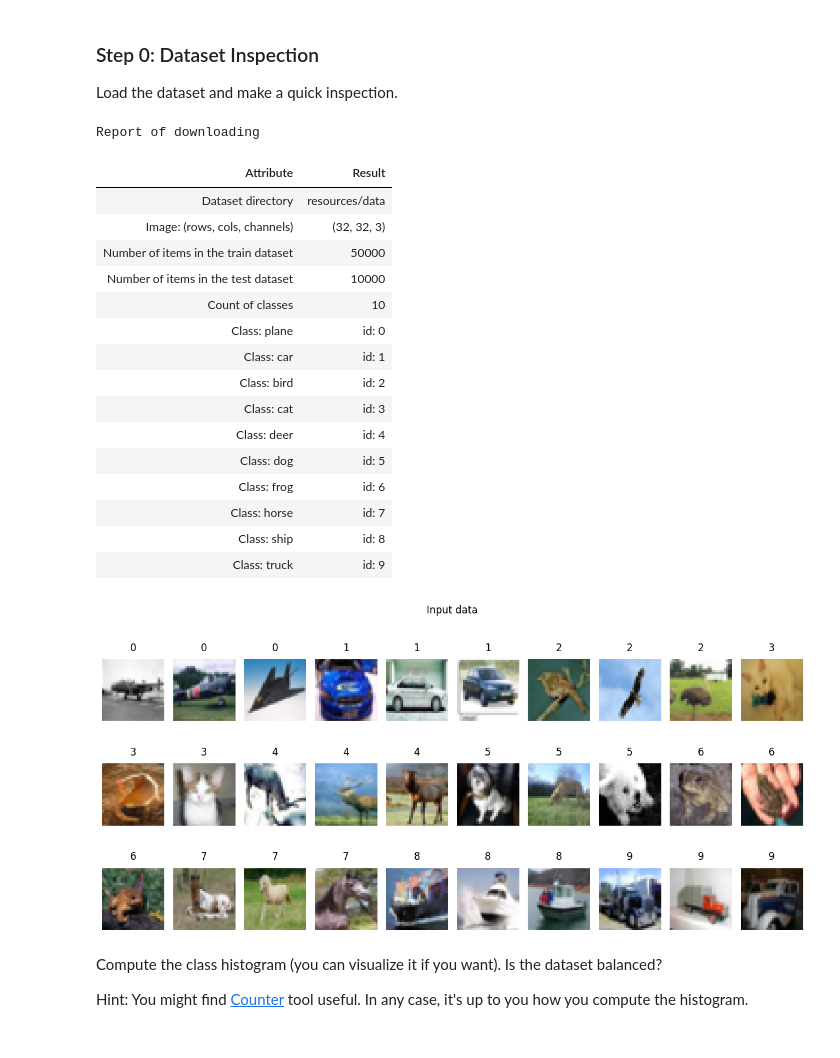
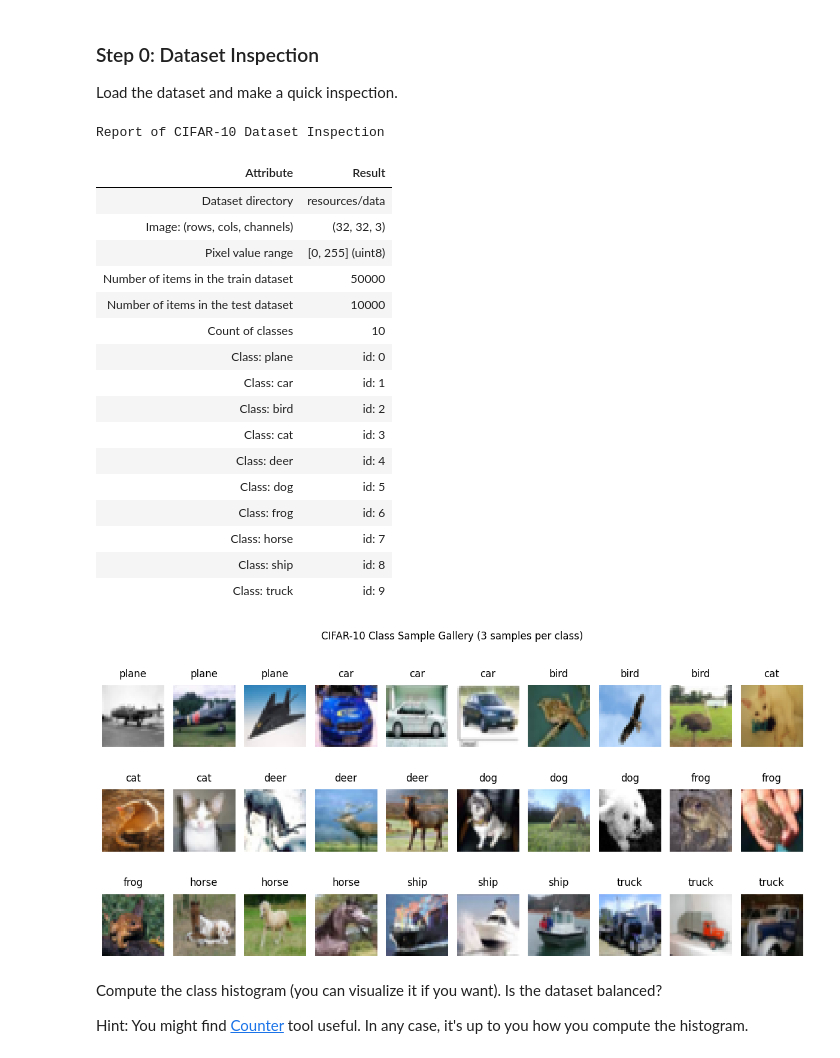
Before and after one commit to BogdanPinchuk/ComputerVision-PBY_HW14, a Jupyter notebook: Bohdan_Pinchuk_CV_HW14.ipynb, the cells around one changed output. Saved outputs shown, nothing was run; the diff lists cells and outputs as text; code cells hidden in the pictures.

Commit message:
[Homework14] - implemented loading of dataset

```diff
--- a/Bohdan_Pinchuk_CV_HW14.ipynb
+++ b/Bohdan_Pinchuk_CV_HW14.ipynb
@@ -142,13 +142,13 @@ np.random.seed(rng_seed)
 y_train, y_test = y_train.flatten(), y_test.flatten()
 
 # analysis image
-temp_img = x_train[0]
+example_img = x_train[0]
 
 # Mapping from class ID to class name
 classes = {0: 'plane', 1: 'car', 2: 'bird', 3: 'cat', 4: 'deer', 5: 'dog', 6: 'frog', 7: 'horse', 8: 'ship', 9: 'truck'}
 
 # preparing set of images for showing
-random_images = []
+preview_samples = []
 for class_id in range(len(classes)):
     # filter indexes of the necessary class
     class_indices = np.where(y_train == class_id)[0]
@@ -156,12 +156,13 @@ for class_id in range(len(classes)):
     random_indices = np.random.choice(class_indices, size=n_images_per_class, replace=False)
     # add images to list
     for idx in random_indices:
-        random_images.append((class_id, x_train[idx]))
+        preview_samples.append((classes[class_id], x_train[idx]))
 
 
 rp = rpt.Reporter()
 rp.add_item("Dataset directory", folder_name)
-rp.add_item("Image: (rows, cols, channels)", str(temp_img.shape))
+rp.add_item("Image: (rows, cols, channels)", str(example_img.shape))
+rp.add_item("Pixel value range", f"[{x_train.min()}, {x_train.max()}] ({x_train.dtype})")
 rp.add_item("Number of items in the train dataset", str(len(y_train)))
 rp.add_item("Number of items in the test dataset", str(len(y_test)))
 rp.add_item("Count of classes", str(len(classes)))
@@ -169,12 +170,13 @@ for key, value in classes.items():
     rp.add_item(f"Class: {value}", f"id: {key}")
 
 # Print results
-rp.print_pd_report("Report of downloading")
+rp.print_pd_report("Report of CIFAR-10 Dataset Inspection")
 # %% [output]
-Report of downloading
+Report of CIFAR-10 Dataset Inspection
 | Attribute | Result |
 | Dataset directory | resources/data |
 | Image: (rows, cols, channels) | (32, 32, 3) |
+| Pixel value range | [0, 255] (uint8) |
 | Number of items in the train dataset | 50000 |
 | Number of items in the test dataset | 10000 |
 | Count of classes | 10 |
@@ -193,36 +195,36 @@ Report of downloading
 
 import math
 import numpy as np
 import matplotlib.pyplot as plt
 
 # Input data
 n_img_cols = 10
-images_dict = random_images
+images_dict = preview_samples
 n_img_rows = math.ceil(len(images_dict) / n_img_cols)
 
 # Solution
 _, axes = plt.subplots(n_img_rows, n_img_cols, figsize=(12, 2 * n_img_rows))
 axes_list = np.array(axes).flatten()
 
 for idx, (img_name, img_data) in enumerate(images_dict):
     ax = axes_list[idx]
     ax.set_title(img_name, pad=10, loc='center', color='black')
     if len(img_data.shape) == 3:
         ax.imshow(img_data)
     else:
         ax.imshow(img_data, cmap='gray')
     ax.axis(False)
 
 # remove empty charts
 for idx in range(len(images_dict), len(axes_list)):
     axes_list[idx].remove()
 
 # Plot
-plt.suptitle("Input data", y=1.0)
+plt.suptitle("CIFAR-10 Class Sample Gallery (3 samples per class)", y=1.0)
 plt.tight_layout()
 plt.show()
 # %% [output]
-[figure, old version]
+[figure, new version]
 # %% [markdown]
 Compute the class histogram (you can visualize it if you want). Is the dataset balanced?
 
```
Also changed, not shown: parts of 1 cell of this notebook, 2 other files.
